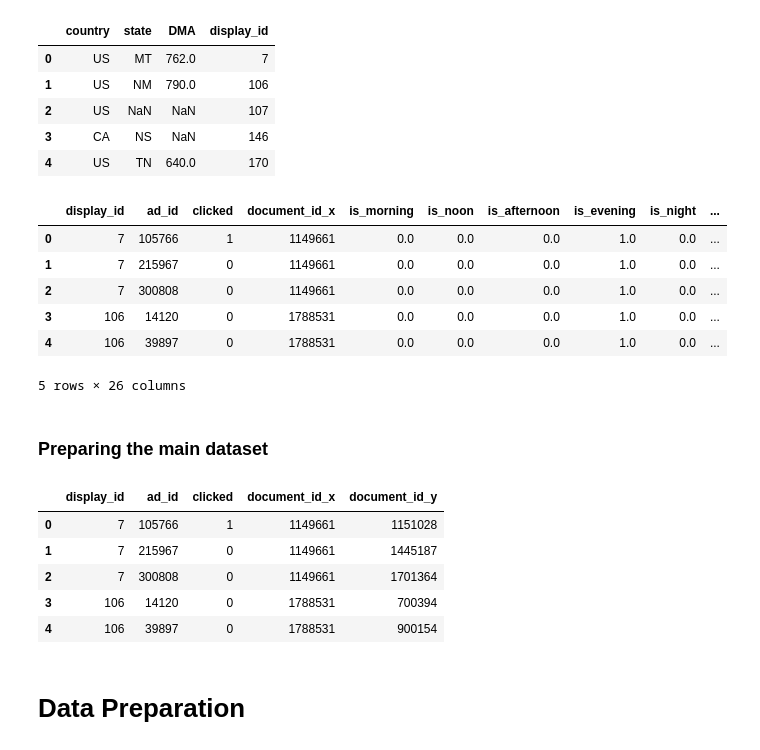
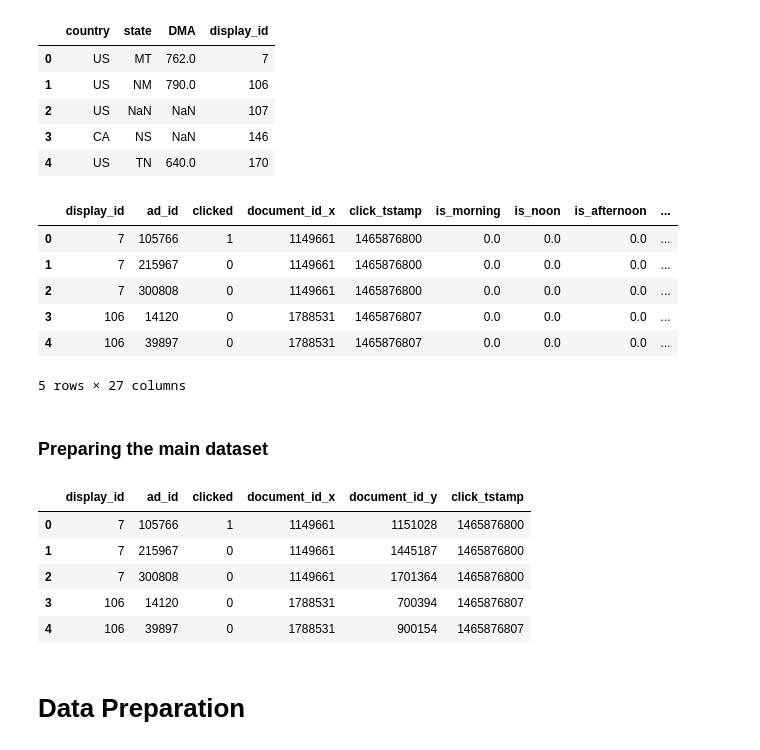
Before and after one commit to dean-ayalon/DS-Workshop, a Jupyter notebook: Project Notebook.ipynb, the cells around one changed output. Saved outputs shown, nothing was run; the diff lists cells and outputs as text; code cells hidden in the pictures.

```diff
--- a/Project Notebook.ipynb
+++ b/Project Notebook.ipynb
@@ -34,7 +34,7 @@ Using matplotlib backend: Qt5Agg
 ### Let's take a peek at our data:
 # %%
 # Importing all tables (notice that all the globals are in paths.py):
-z_tables = zp.ZipFile('tables.zip')
+z_tables = zp.ZipFile('tables/tables.zip')
 clicks = pd.read_csv(z_tables.open(CLICKS))
 doc_categories = pd.read_csv(z_tables.open(DOC_CATEGORIES))
 doc_entities = pd.read_csv(z_tables.open(DOC_ENTITIES))
@@ -47,15 +47,15 @@ promoted = pd.read_csv(z_tables.open(PROMOTED_CONTENT))
 display_geo = pd.read_csv(z_tables.open(DISPLAY_GEO))
 z_tables.close()
 
-z_dataset_p1 = zp.ZipFile('dataset_p1.zip')
-z_dataset_p2 = zp.ZipFile('dataset_p2.zip')
+z_dataset_p1 = zp.ZipFile('tables/dataset_p1.zip')
+z_dataset_p2 = zp.ZipFile('tables/dataset_p2.zip')
 dataset = pd.concat([pd.read_csv(z_dataset_p1.open('final_dataset_p1.csv')),
                      pd.read_csv(z_dataset_p2.open('final_dataset_p2.csv'))],ignore_index=True)
 z_dataset_p1.close()
 z_dataset_p2.close()
 
-z_page_views_p1 = zp.ZipFile('page_views_p1.zip')
-z_page_views_p2 = zp.ZipFile('page_views_p2.zip')
+z_page_views_p1 = zp.ZipFile('tables/page_views_p1.zip')
+z_page_views_p2 = zp.ZipFile('tables/page_views_p2.zip')
 page_views = pd.concat([pd.read_csv(z_page_views_p1.open('sample_page_views_p1.csv')),
                      pd.read_csv(z_page_views_p2.open('sample_page_views_p2.csv'))],ignore_index=True)
 z_page_views_p1.close()
@@ -147,28 +147,28 @@ display_geo.head()
 # More information about Doc_id_x and Doc_id_y - in the documentation.
 dataset.head()
 # %% [output]
-|  | display_id | ad_id | clicked | document_id_x | is_morning | is_noon | is_afternoon | is_evening | is_night | ... |
-| 0 | 7 | 105766 | 1 | 1149661 | 0.0 | 0.0 | 0.0 | 1.0 | 0.0 | ... |
-| 1 | 7 | 215967 | 0 | 1149661 | 0.0 | 0.0 | 0.0 | 1.0 | 0.0 | ... |
-| 2 | 7 | 300808 | 0 | 1149661 | 0.0 | 0.0 | 0.0 | 1.0 | 0.0 | ... |
-| 3 | 106 | 14120 | 0 | 1788531 | 0.0 | 0.0 | 0.0 | 1.0 | 0.0 | ... |
-| 4 | 106 | 39897 | 0 | 1788531 | 0.0 | 0.0 | 0.0 | 1.0 | 0.0 | ... |
+|  | display_id | ad_id | clicked | document_id_x | click_tstamp | is_morning | is_noon | is_afternoon | ... |
+| 0 | 7 | 105766 | 1 | 1149661 | 1465876800 | 0.0 | 0.0 | 0.0 | ... |
+| 1 | 7 | 215967 | 0 | 1149661 | 1465876800 | 0.0 | 0.0 | 0.0 | ... |
+| 2 | 7 | 300808 | 0 | 1149661 | 1465876800 | 0.0 | 0.0 | 0.0 | ... |
+| 3 | 106 | 14120 | 0 | 1788531 | 1465876807 | 0.0 | 0.0 | 0.0 | ... |
+| 4 | 106 | 39897 | 0 | 1788531 | 1465876807 | 0.0 | 0.0 | 0.0 | ... |
-5 rows × 26 columns
+5 rows × 27 columns
 # %% [markdown]
 ### Preparing the main dataset
 # %%
 # This dataset will be built along the run of the notebook, for demonstration
 # and "proof of concept" reasons.
-b_dataset = dataset[["display_id","ad_id","clicked","document_id_x","document_id_y"]]
+b_dataset = dataset[["display_id","ad_id","clicked","document_id_x","document_id_y",'click_tstamp']]
 
 b_dataset.head()
 # %% [output]
-|  | display_id | ad_id | clicked | document_id_x | document_id_y |
-| 0 | 7 | 105766 | 1 | 1149661 | 1151028 |
-| 1 | 7 | 215967 | 0 | 1149661 | 1445187 |
-| 2 | 7 | 300808 | 0 | 1149661 | 1701364 |
-| 3 | 106 | 14120 | 0 | 1788531 | 700394 |
-| 4 | 106 | 39897 | 0 | 1788531 | 900154 |
+|  | display_id | ad_id | clicked | document_id_x | document_id_y | click_tstamp |
+| 0 | 7 | 105766 | 1 | 1149661 | 1151028 | 1465876800 |
+| 1 | 7 | 215967 | 0 | 1149661 | 1445187 | 1465876800 |
+| 2 | 7 | 300808 | 0 | 1149661 | 1701364 | 1465876800 |
+| 3 | 106 | 14120 | 0 | 1788531 | 700394 | 1465876807 |
+| 4 | 106 | 39897 | 0 | 1788531 | 900154 | 1465876807 |
 # %% [markdown]
 # Data Preparation
 # %% [markdown]
```
Also changed, not shown: parts of 8 cells of this notebook.
